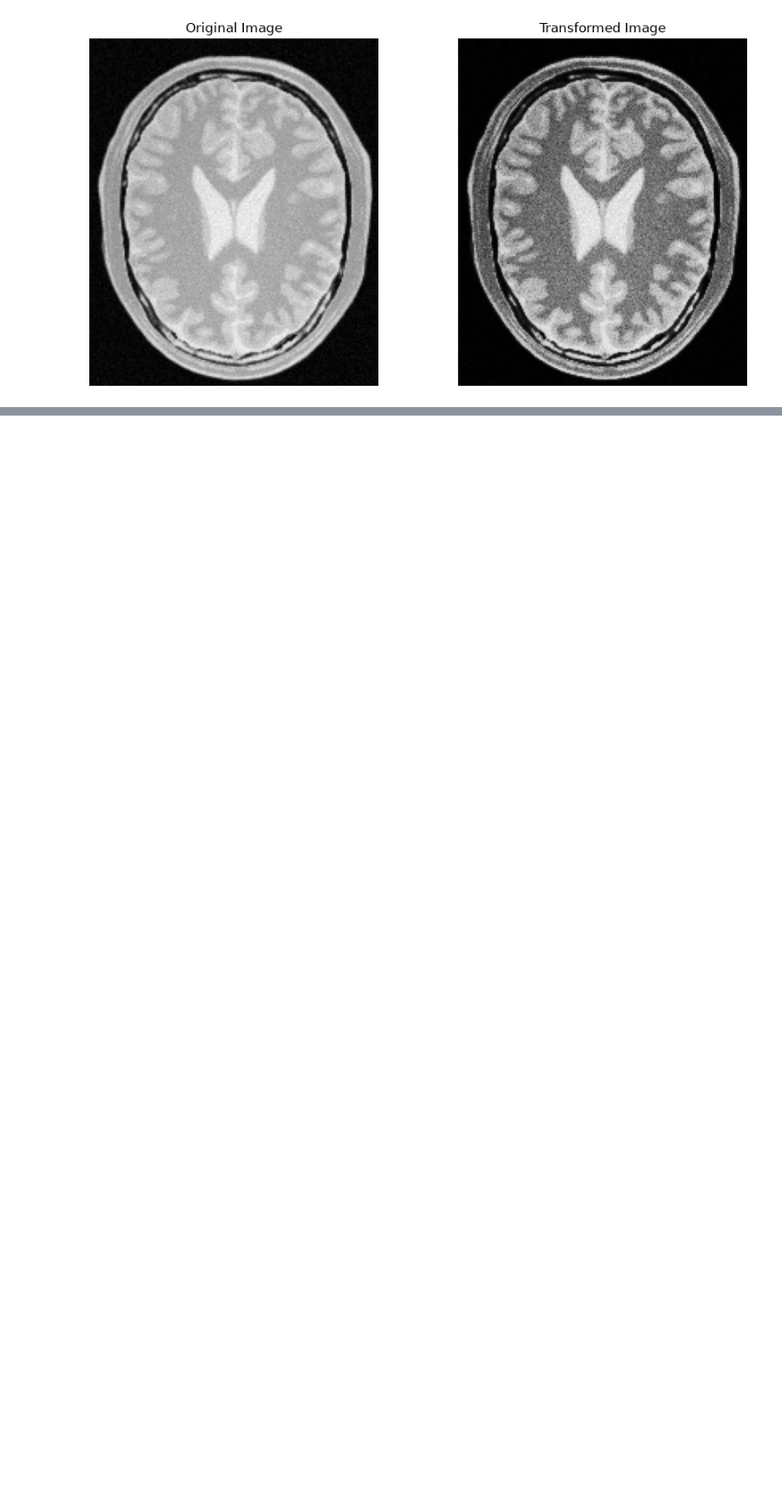
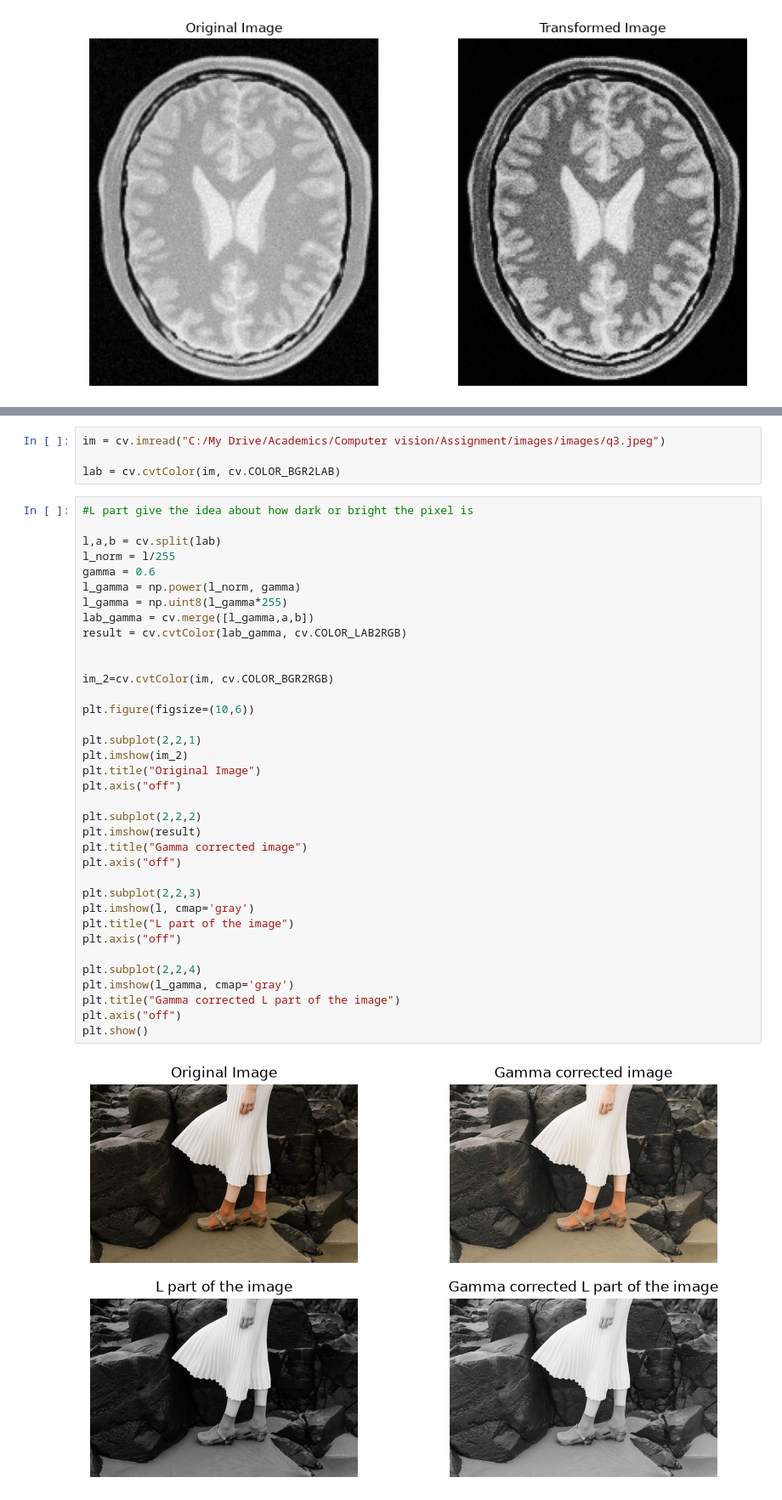
Before and after one commit to mokshan-123/EN3160-Assignment-01, a Jupyter notebook: EN3160_Assignment_1.ipynb, the cells around one changed output, grey strips where cells are left out. Shown at 85% size. Cells and saved outputs as stored; diff of their text form; blank space fills up the shorter version.

```diff
--- a/EN3160_Assignment_1.ipynb
+++ b/EN3160_Assignment_1.ipynb
@@ -153,0 +156,42 @@ plt.show()
+# %%
+im = cv.imread("C:/My Drive/Academics/Computer vision/Assignment/images/images/q3.jpeg")
+
+lab = cv.cvtColor(im, cv.COLOR_BGR2LAB)
+# %%
+#L part give the idea about how dark or bright the pixel is
+
+l,a,b = cv.split(lab)
+l_norm = l/255
+gamma = 0.6
+l_gamma = np.power(l_norm, gamma)
+l_gamma = np.uint8(l_gamma*255)
+lab_gamma = cv.merge([l_gamma,a,b])
+result = cv.cvtColor(lab_gamma, cv.COLOR_LAB2RGB)
+
+
+im_2=cv.cvtColor(im, cv.COLOR_BGR2RGB)
+
+plt.figure(figsize=(10,6))
+
+plt.subplot(2,2,1)
+plt.imshow(im_2)
+plt.title("Original Image")
+plt.axis("off")
+
+plt.subplot(2,2,2)
+plt.imshow(result)
+plt.title("Gamma corrected image")
+plt.axis("off")
+
+plt.subplot(2,2,3)
+plt.imshow(l, cmap='gray')
+plt.title("L part of the image")
+plt.axis("off")
+
+plt.subplot(2,2,4)
+plt.imshow(l_gamma, cmap='gray')
+plt.title("Gamma corrected L part of the image")
+plt.axis("off")
+plt.show()
+# %% [output]
+[figure, added]
```
Also changed, not shown: parts of 3 cells of this notebook.
